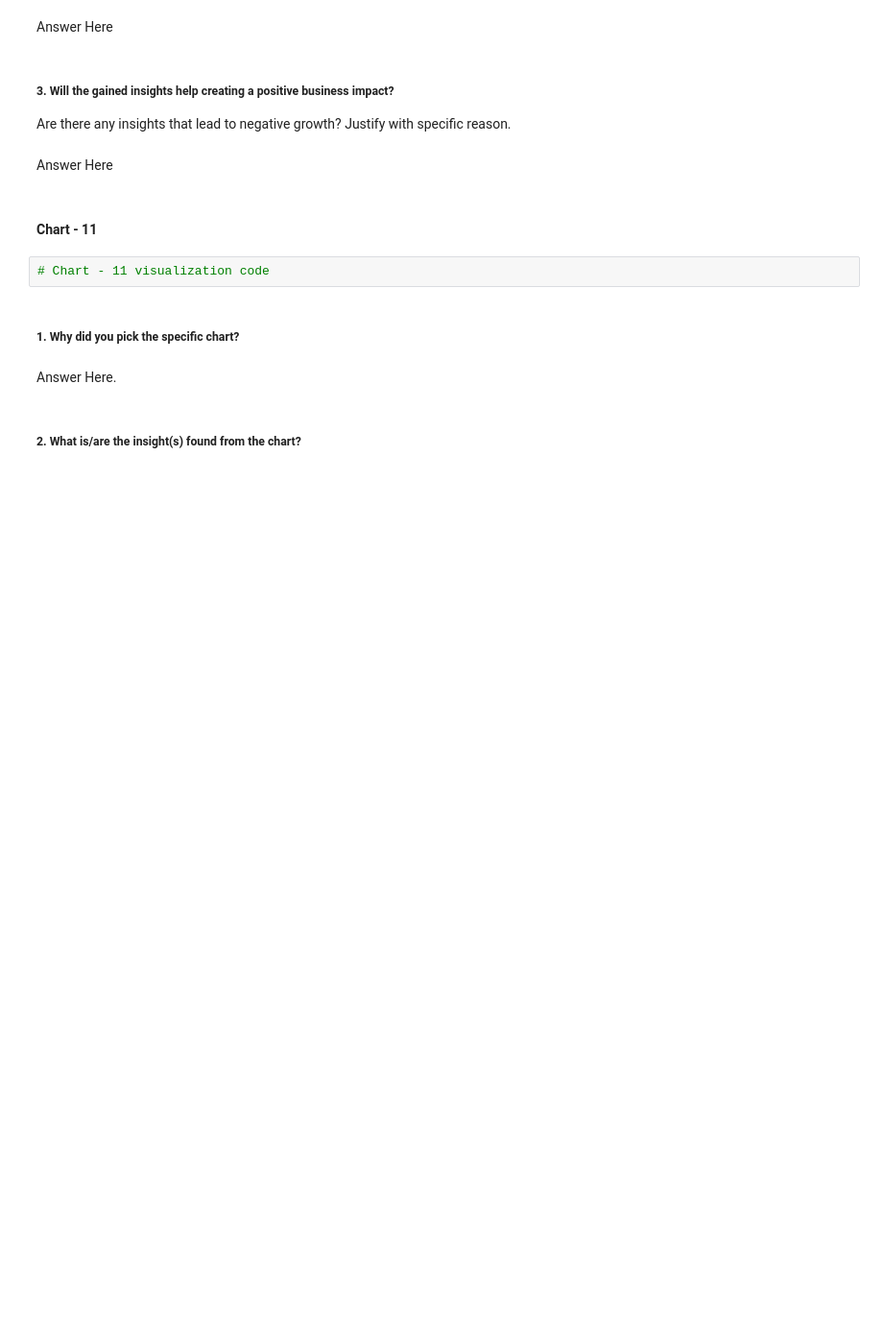
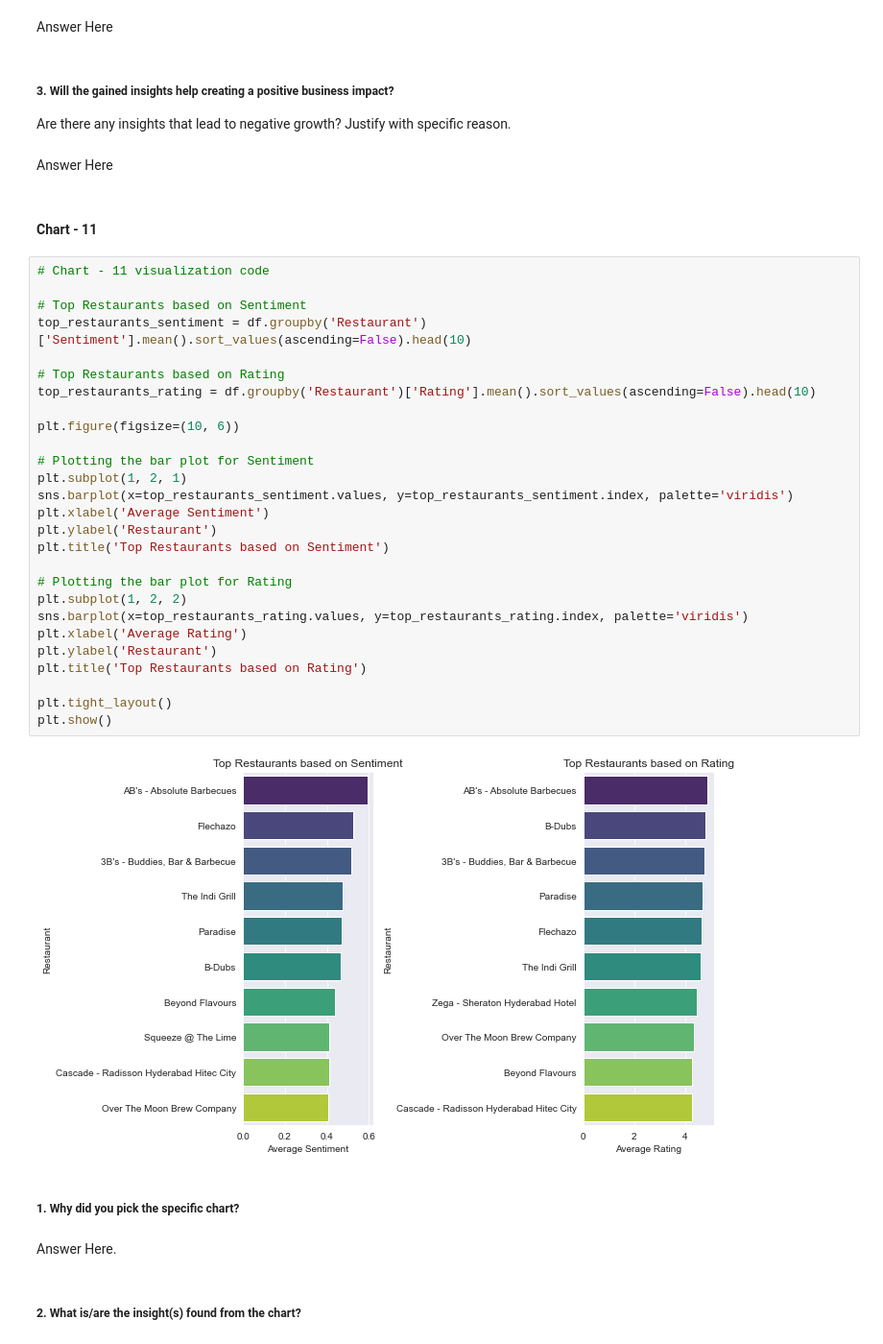
Before and after one commit to Saurabhshrma/Zomato-Restaurant-Clustering-and-Sentiment-Analysis, a Jupyter notebook: Zomato Restaurant Clustering and Sentiment Analysis.ipynb, the cells around one changed output. Shown at 96% size. Cells and saved outputs as stored; diff of their text form; blank space fills up the shorter version.

```diff
--- a/Zomato Restaurant Clustering and Sentiment Analysis.ipynb
+++ b/Zomato Restaurant Clustering and Sentiment Analysis.ipynb
@@ -843,8 +910,35 @@ Are there any insights that lead to negative growth? Justify with specific reaso
 Answer Here
 # %% [markdown]
 #### Chart - 11
-# %%
-# Chart - 11 visualization code
+# %%
+# Chart - 11 visualization code
+
+# Top Restaurants based on Sentiment
+top_restaurants_sentiment = df.groupby('Restaurant')['Sentiment'].mean().sort_values(ascending=False).head(10)
+
+# Top Restaurants based on Rating
+top_restaurants_rating = df.groupby('Restaurant')['Rating'].mean().sort_values(ascending=False).head(10)
+
+plt.figure(figsize=(10, 6))
+
+# Plotting the bar plot for Sentiment
+plt.subplot(1, 2, 1)
+sns.barplot(x=top_restaurants_sentiment.values, y=top_restaurants_sentiment.index, palette='viridis')
+plt.xlabel('Average Sentiment')
+plt.ylabel('Restaurant')
+plt.title('Top Restaurants based on Sentiment')
+
+# Plotting the bar plot for Rating
+plt.subplot(1, 2, 2)
+sns.barplot(x=top_restaurants_rating.values, y=top_restaurants_rating.index, palette='viridis')
+plt.xlabel('Average Rating')
+plt.ylabel('Restaurant')
+plt.title('Top Restaurants based on Rating')
+
+plt.tight_layout()
+plt.show()
+# %% [output]
+[figure, added]
 # %% [markdown]
 ##### 1. Why did you pick the specific chart?
 # %% [markdown]
```
Also changed, not shown: parts of 40 cells of this notebook.
